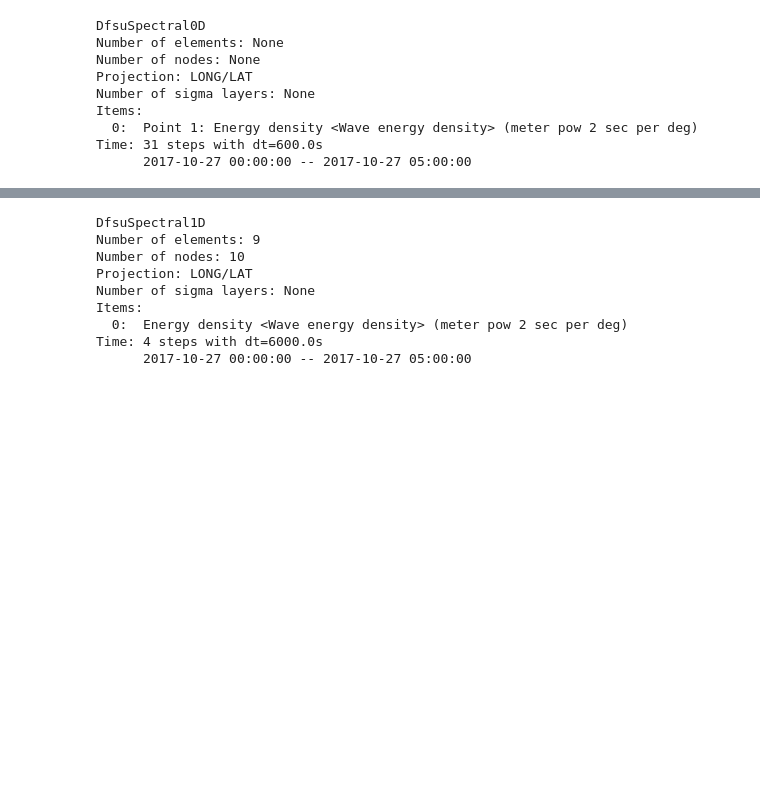
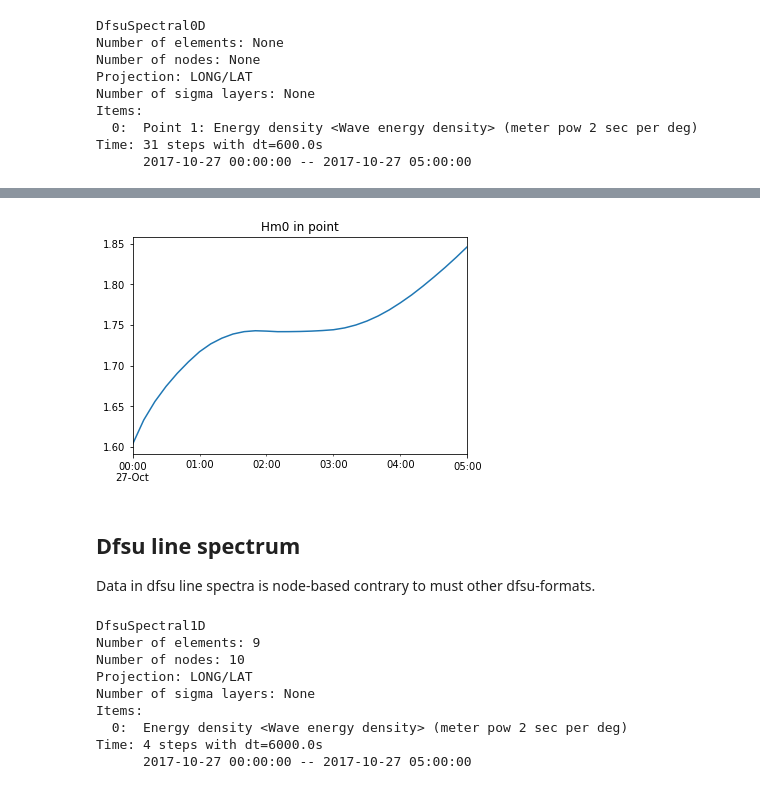
Before and after one commit to DHI/mikeio, a Jupyter notebook: notebooks/Dfsu - Spectral data.ipynb, the cells around one changed output, grey strips where cells are left out. Saved outputs shown, nothing was run; the diff lists cells and outputs as text; code cells hidden in the pictures; blank space fills up the shorter version.

```diff
--- a/notebooks/Dfsu - Spectral data.ipynb
+++ b/notebooks/Dfsu - Spectral data.ipynb
@@ -37,0 +48,3 @@ ax = dfs.plot_spectrum(spec, r_as_periods=True, rmax=8, vmin=0.0015, plot_type="
+# %%
+df = pd.DataFrame(np.stack([wp.Hm0, wp.T02]).T, index=ds.time, columns=["Hm0",'T02'])
+df.head()
@@ -38,3 +58,11 @@ ax = dfs.plot_spectrum(spec, r_as_periods=True, rmax=8, vmin=0.0015, plot_type="
+# %%
+df["Hm0"].plot(title="Hm0 in point");
+# %% [output]
+[figure, added]
+# %% [markdown]
+## Dfsu line spectrum
+
+Data in dfsu line spectra is node-based contrary to must other dfsu-formats.
 # %%
 fn = "../tests/testdata/line_spectra.dfsu"
 # %%
```
Also changed, not shown: parts of 13 cells of this notebook.
